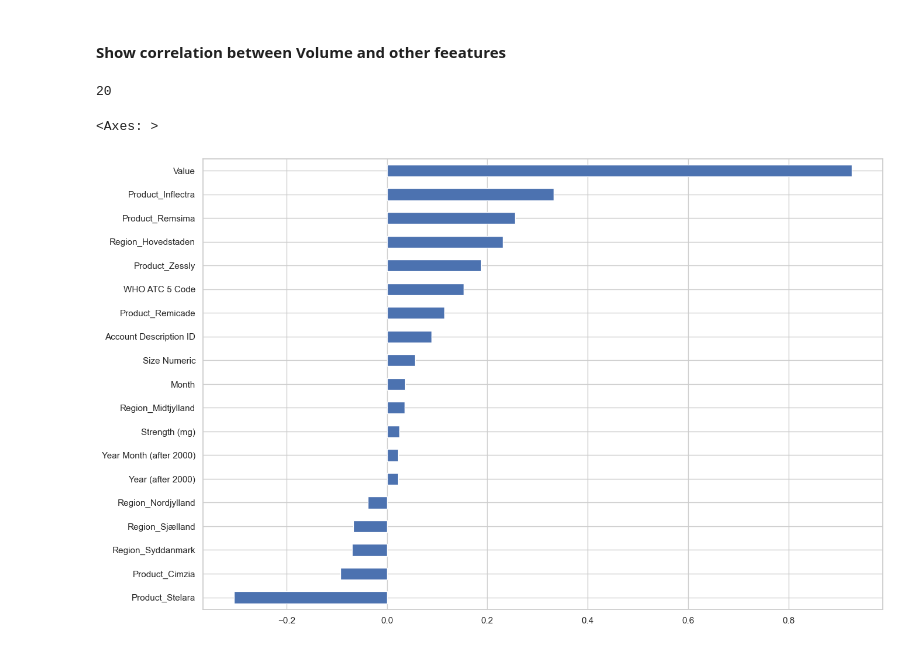
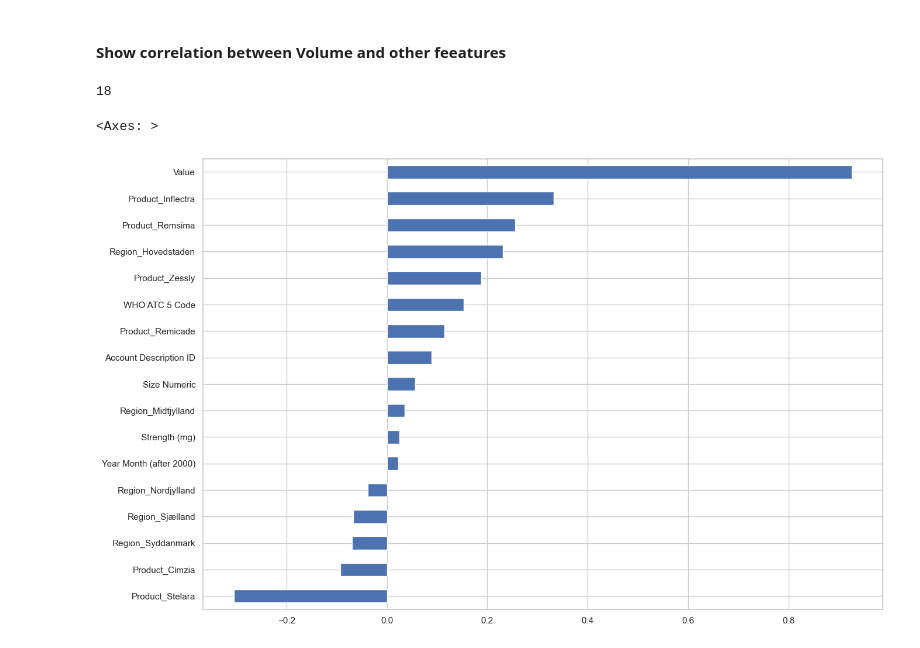
Before and after one commit to Alaa0129/Indication-Insights, a Jupyter notebook: src/Sales Insight/SalesInsightsPreProcessing.ipynb, the cells around one changed output. Drawn from its saved outputs; the diff is of its cells as text; code cells hidden in the pictures.

```diff
--- a/src/Sales Insight/SalesInsightsPreProcessing.ipynb
+++ b/src/Sales Insight/SalesInsightsPreProcessing.ipynb
@@ -67,0 +70,26 @@ print(len(pharmacyDf))
+# %%
+# Convert the 'Year Month (after 2000)' column to a datetime
+hospitalDf['Year Month (after 2000) in Datetime'] = pd.to_datetime(hospitalDf['Year Month (after 2000)'].astype(int).astype(str), format='%y%m')
+pharmacyDf['Year Month (after 2000) in Datetime'] = pd.to_datetime(pharmacyDf['Year Month (after 2000)'].astype(int).astype(str), format='%y%m')
+
+# Remove time from the datetime object
+hospitalDf['Year Month (after 2000) in Datetime'] = hospitalDf['Year Month (after 2000) in Datetime'].dt.to_period('M')
+pharmacyDf['Year Month (after 2000) in Datetime'] = pharmacyDf['Year Month (after 2000) in Datetime'].dt.to_period('M')
+
+# Convert the date object to a string
+hospitalDf['Year Month (after 2000) in Datetime'] = hospitalDf['Year Month (after 2000) in Datetime'].astype(str)
+pharmacyDf['Year Month (after 2000) in Datetime'] = pharmacyDf['Year Month (after 2000) in Datetime'].astype(str)
+
+# Add the 'Year Month (after 2000) in Datetime' column to the 8th column
+cols = hospitalDf.columns.tolist()
+cols = cols[:8] + cols[-1:] + cols[8:-1]
+hospitalDf = hospitalDf[cols]
+pharmacyDf = pharmacyDf[cols]
+
+# drop the 'Year (after 2000)' column
+hospitalDf = hospitalDf.drop(columns=['Year (after 2000)'])
+pharmacyDf = pharmacyDf.drop(columns=['Year (after 2000)'])
+
+# drop the 'month' column
+hospitalDf = hospitalDf.drop(columns=['Month'])
+pharmacyDf = pharmacyDf.drop(columns=['Month'])
@@ -70,11 +116,13 @@ print(len(pharmacyDf))
 # %%
 # Convert all values in Account Description in SortedDfApo to a numbers and store in a new column 'Account Description Number'.
 # The numbers are ascending from 100 to the number of unique values in 'Account Description'
-pharDfWithAccountsIds = pharmacyDf['Account Description ID'] = pd.factorize(pharmacyDf['Account Description'])[0] + 100
+pharmacyDf['Account Description ID'] = pd.factorize(pharmacyDf['Account Description'])[0] + 100
+pharmacyDf = pharmacyDf[['Account Description ID'] + [col for col in pharmacyDf.columns if col != 'Account Description ID']]
 
 # Convert all values in Account Description in SortedDfNonApo to a numbers and store in a new column 'Account Description Number'.
 # The numbers are ascending from 0 to the number of unique values in 'Account Description'
-hospDfWithAccountsIds = hospitalDf['Account Description ID'] = pd.factorize(hospitalDf['Account Description'])[0]
+hospitalDf['Account Description ID'] = pd.factorize(hospitalDf['Account Description'])[0]
+hospitalDf = hospitalDf[['Account Description ID'] + [col for col in hospitalDf.columns if col != 'Account Description ID']]
 
 # merge the two dataframes
 hospitalPharmacyDf = pd.concat([hospitalDf, pharmacyDf], ignore_index=True)
@@ -202,31 +232,32 @@ plt.show()
 # %%
 m = hospitalPharmacyDf.drop('Account Description', axis=1)
 m2 = m.drop('Size', axis=1)
+m2 = m2.drop('Year Month (after 2000) in Datetime', axis=1)
 
 atcs = m2['WHO ATC 5 Code'].unique()
 
 # Convert each unique value in 'WHO ATC 5 Code' to an int between 0 and 2
 m2['WHO ATC 5 Code'] = m2['WHO ATC 5 Code'].apply(lambda x: np.where(atcs == x)[0][0])
 
 # Also convert all true false values to 1 and 0 in these columns: Region_Hovedstaden	Region_Midtjylland	Region_Nordjylland	Region_Sjælland	Region_Syddanmark	Product_Cimzia	Product_Inflectra	Product_Remicade	Product_Remsima	Product_Stelara	Product_Zessly
 m2['Region_Hovedstaden'] = m2['Region_Hovedstaden'].astype(int)
 m2['Region_Midtjylland'] = m2['Region_Midtjylland'].astype(int)
 m2['Region_Nordjylland'] = m2['Region_Nordjylland'].astype(int)
 m2['Region_Sjælland'] = m2['Region_Sjælland'].astype(int)
 m2['Region_Syddanmark'] = m2['Region_Syddanmark'].astype(int)
 m2['Product_Cimzia'] = m2['Product_Cimzia'].astype(int)
 m2['Product_Inflectra'] = m2['Product_Inflectra'].astype(int)
 m2['Product_Remicade'] = m2['Product_Remicade'].astype(int)
 m2['Product_Remsima'] = m2['Product_Remsima'].astype(int)
 m2['Product_Stelara'] = m2['Product_Stelara'].astype(int)
 m2['Product_Zessly'] = m2['Product_Zessly'].astype(int)
 
 m2
 
 print(len(m2.columns))
 
 m2.drop('Volume', axis=1).corrwith(m2.Volume).sort_values().plot(kind='barh', figsize=(15, 10))
 # %% [output]
-20
+18
 <Axes: >
-[figure, old version]
+[figure, new version]
```
Also changed, not shown: parts of 9 cells of this notebook.
